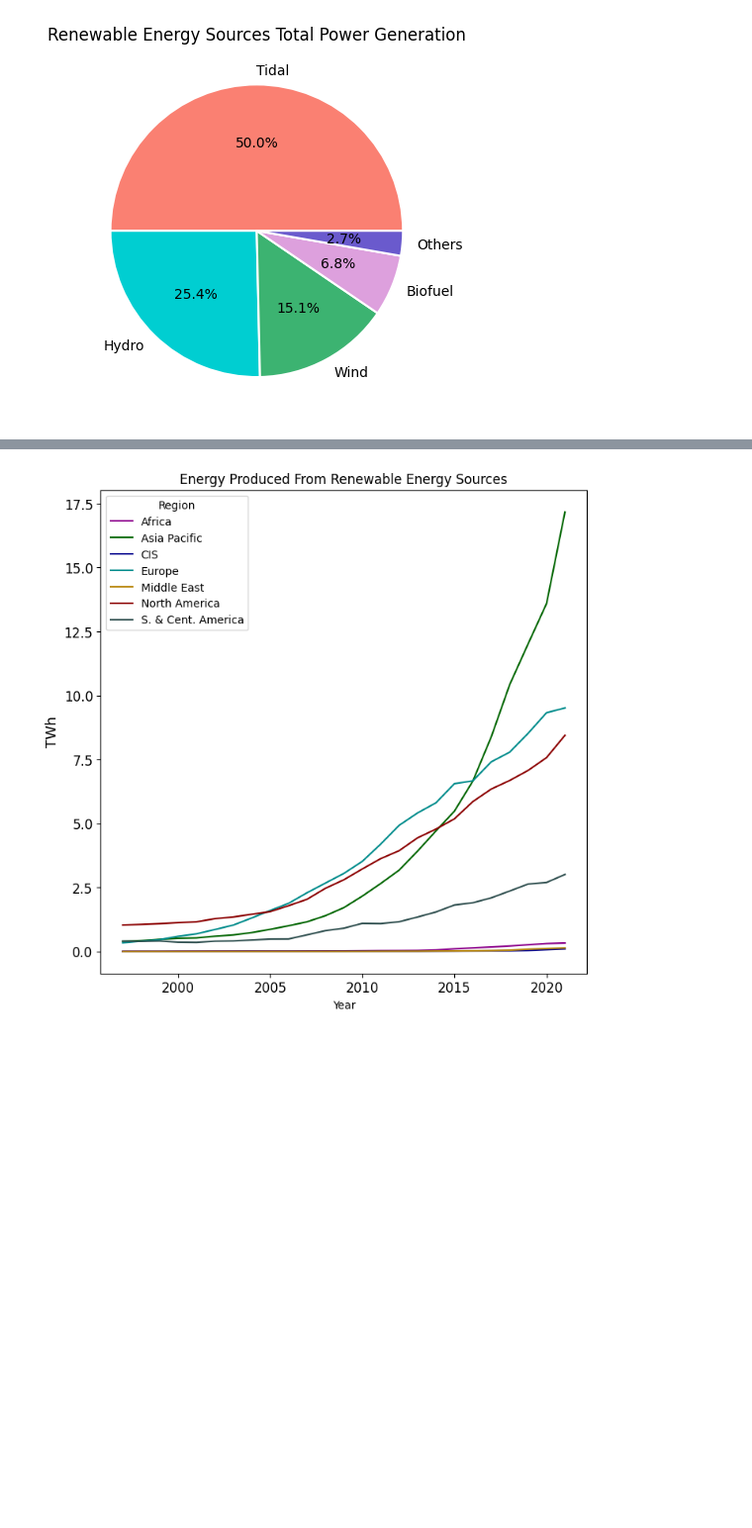
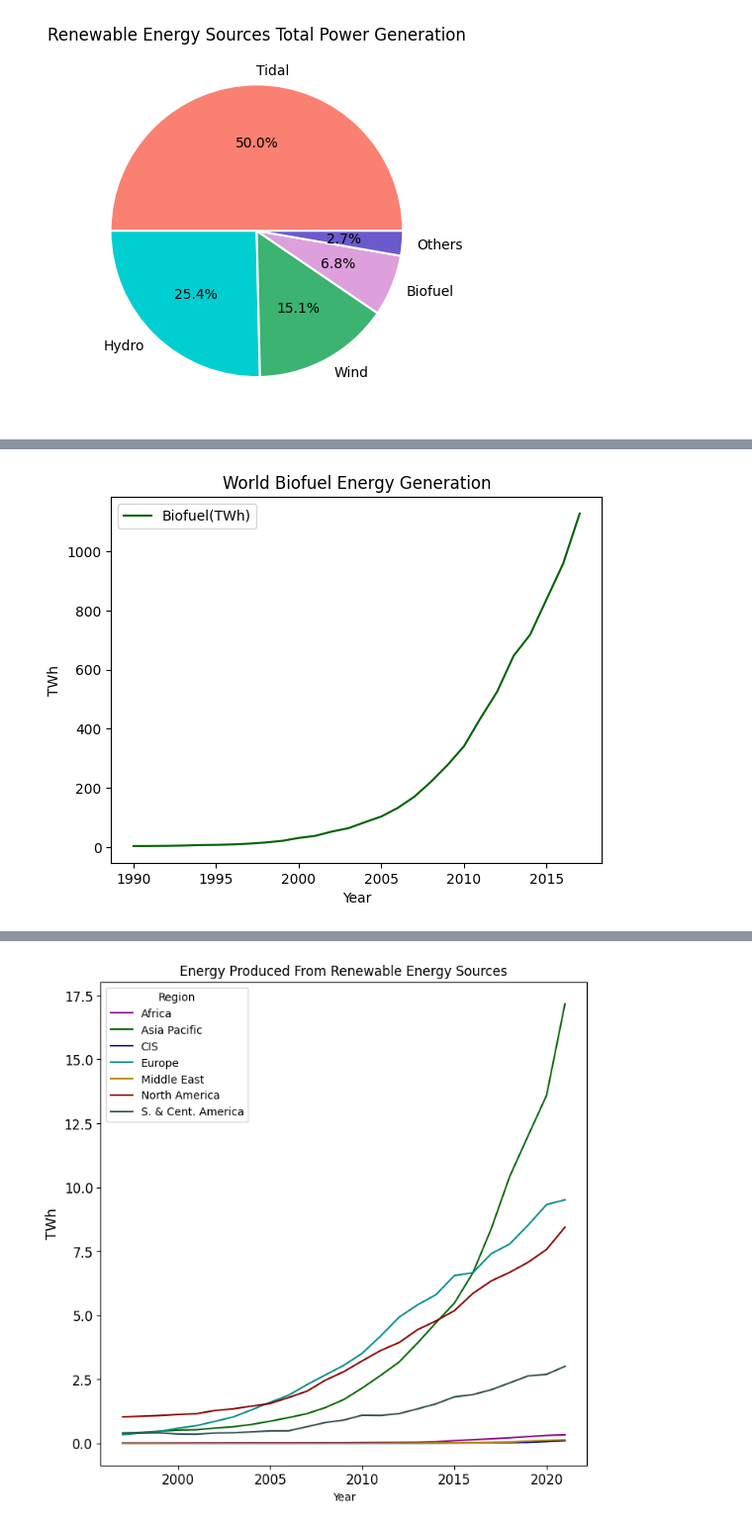
Before and after one commit to berkayuymaz0/dataproject, a Jupyter notebook: Main.ipynb, the cells around one changed output, grey strips where cells are left out. Shown at 99% size. Cells and saved outputs as stored; diff of their text form; code cells hidden in the pictures; blank space fills up the shorter version.

```diff
--- a/Main.ipynb
+++ b/Main.ipynb
@@ -253,0 +263,9 @@ plt.show()
+# %%
+df_renewable_power_generationcopy = df_renewable_power_generation.copy()
+
+#visualization with line chart
+df_renewable_power_generationcopy.plot(x="Year", y="Biofuel(TWh)", title="World Biofuel Energy Generation",legend="brief", color="darkgreen")
+plt.ylabel("TWh")
+plt.show()
+# %% [output]
+[figure, added]
```
Also changed, not shown: parts of 4 cells of this notebook, 3 other files.
